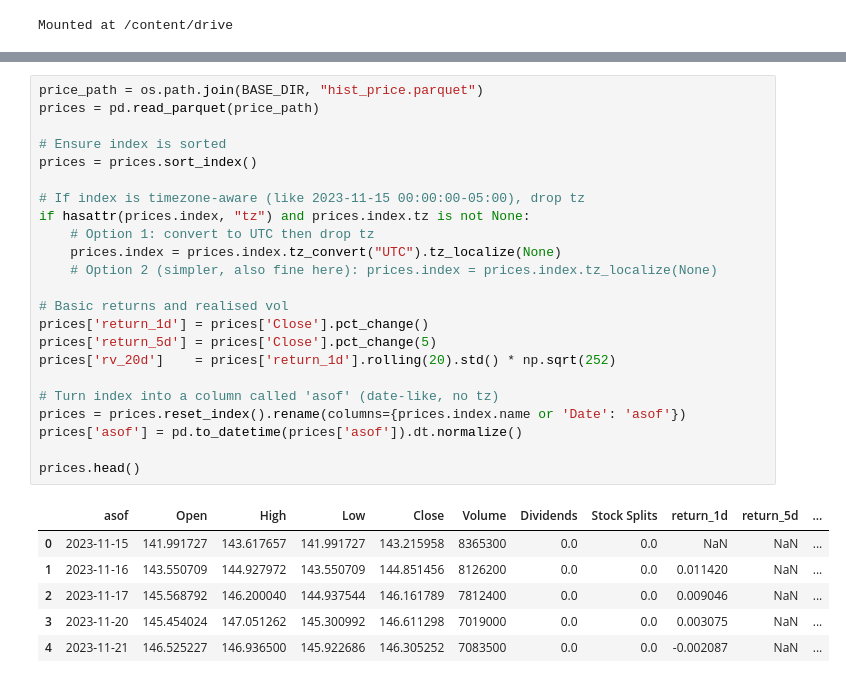
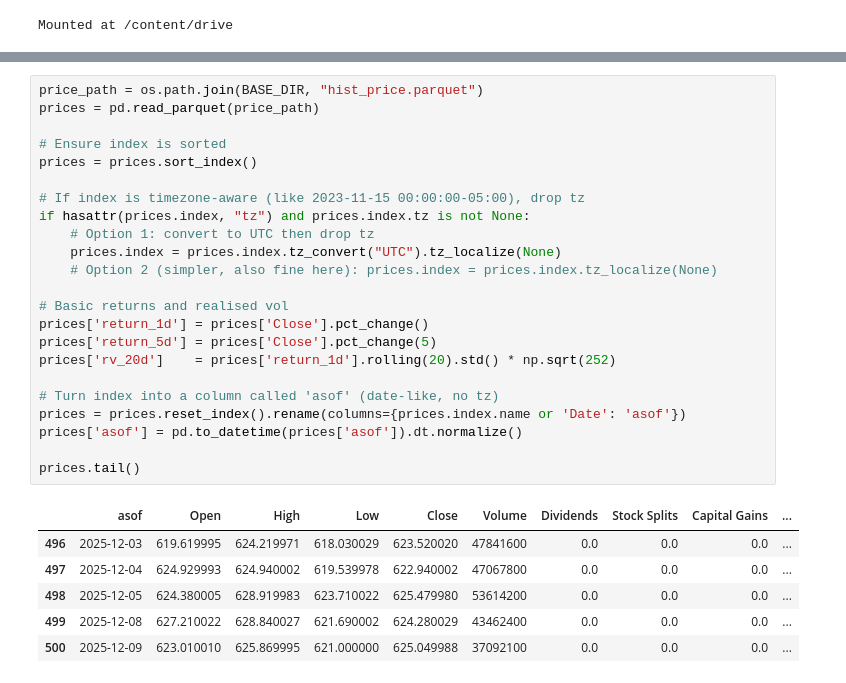
Before and after one commit to AlexMilekhin/Volatility-Surface-Modelling-ML-Forecasting, a Jupyter notebook: ML_forecasting.ipynb, the cells around one changed output, grey strips where cells are left out. Saved outputs shown, nothing was run; the diff lists cells and outputs as text.

```diff
--- a/ML_forecasting.ipynb
+++ b/ML_forecasting.ipynb
@@ -92,33 +199,33 @@ Combined metrics shape: (12, 18)
 # %%
 price_path = os.path.join(BASE_DIR, "hist_price.parquet")
 prices = pd.read_parquet(price_path)
 
 # Ensure index is sorted
 prices = prices.sort_index()
 
 # If index is timezone-aware (like 2023-11-15 00:00:00-05:00), drop tz
 if hasattr(prices.index, "tz") and prices.index.tz is not None:
     # Option 1: convert to UTC then drop tz
     prices.index = prices.index.tz_convert("UTC").tz_localize(None)
     # Option 2 (simpler, also fine here): prices.index = prices.index.tz_localize(None)
 
 # Basic returns and realised vol
 prices['return_1d'] = prices['Close'].pct_change()
 prices['return_5d'] = prices['Close'].pct_change(5)
 prices['rv_20d']    = prices['return_1d'].rolling(20).std() * np.sqrt(252)
 
 # Turn index into a column called 'asof' (date-like, no tz)
 prices = prices.reset_index().rename(columns={prices.index.name or 'Date': 'asof'})
 prices['asof'] = pd.to_datetime(prices['asof']).dt.normalize()
 
-prices.head()
+prices.tail()
 # %% [output]
-|  | asof | Open | High | Low | Close | Volume | Dividends | Stock Splits | return_1d | return_5d | ... |
-| 0 | 2023-11-15 | 141.991727 | 143.617657 | 141.991727 | 143.215958 | 8365300 | 0.0 | 0.0 | NaN | NaN | ... |
-| 1 | 2023-11-16 | 143.550709 | 144.927972 | 143.550709 | 144.851456 | 8126200 | 0.0 | 0.0 | 0.011420 | NaN | ... |
-| 2 | 2023-11-17 | 145.568792 | 146.200040 | 144.937544 | 146.161789 | 7812400 | 0.0 | 0.0 | 0.009046 | NaN | ... |
-| 3 | 2023-11-20 | 145.454024 | 147.051262 | 145.300992 | 146.611298 | 7019000 | 0.0 | 0.0 | 0.003075 | NaN | ... |
-| 4 | 2023-11-21 | 146.525227 | 146.936500 | 145.922686 | 146.305252 | 7083500 | 0.0 | 0.0 | -0.002087 | NaN | ... |
+|  | asof | Open | High | Low | Close | Volume | Dividends | Stock Splits | Capital Gains | ... |
+| 496 | 2025-12-03 | 619.619995 | 624.219971 | 618.030029 | 623.520020 | 47841600 | 0.0 | 0.0 | 0.0 | ... |
+| 497 | 2025-12-04 | 624.929993 | 624.940002 | 619.539978 | 622.940002 | 47067800 | 0.0 | 0.0 | 0.0 | ... |
+| 498 | 2025-12-05 | 624.380005 | 628.919983 | 623.710022 | 625.479980 | 53614200 | 0.0 | 0.0 | 0.0 | ... |
+| 499 | 2025-12-08 | 627.210022 | 628.840027 | 621.690002 | 624.280029 | 43462400 | 0.0 | 0.0 | 0.0 | ... |
+| 500 | 2025-12-09 | 623.010010 | 625.869995 | 621.000000 | 625.049988 | 37092100 | 0.0 | 0.0 | 0.0 | ... |
 # %%
 df = metrics_all.merge(
     prices[['asof', 'Close', 'return_1d', 'return_5d', 'rv_20d']],
```
Also changed, not shown: parts of 12 cells of this notebook.
